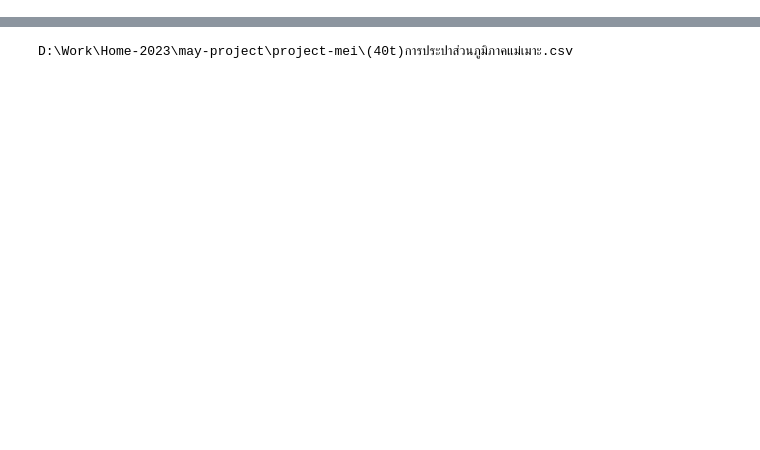
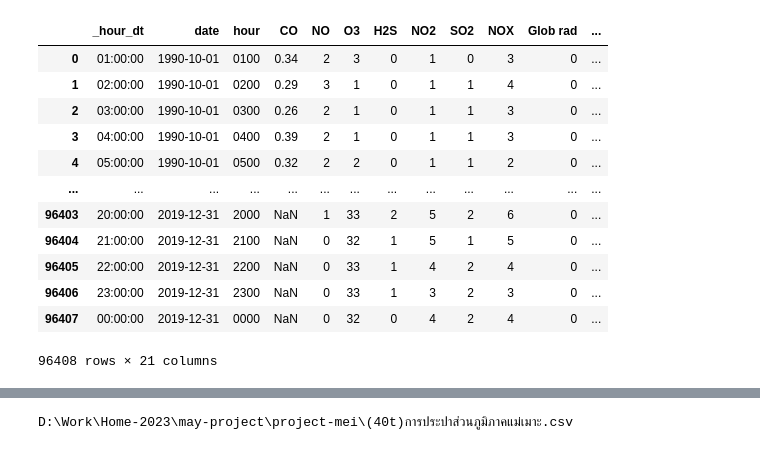
Before and after one commit to kandation/may-project, a Jupyter notebook: labs/eda-relav.ipynb, the cells around one changed output, grey strips where cells are left out. Cells and saved outputs as stored; diff of their text form; code cells hidden in the pictures; blank space fills up the shorter version.

```diff
--- a/labs/eda-relav.ipynb
+++ b/labs/eda-relav.ipynb
@@ -132,6 +115,21 @@ df
 # %%
 last_column = df.columns[-1]
 df = df[[last_column] + [col for col in df.columns if col != last_column]]
+df
+# %% [output]
+|  | _hour_dt | date | hour | CO | NO | O3 | H2S | NO2 | SO2 | NOX | Glob rad | ... |
+| 0 | 01:00:00 | 1990-10-01 | 0100 | 0.34 | 2 | 3 | 0 | 1 | 0 | 3 | 0 | ... |
+| 1 | 02:00:00 | 1990-10-01 | 0200 | 0.29 | 3 | 1 | 0 | 1 | 1 | 4 | 0 | ... |
+| 2 | 03:00:00 | 1990-10-01 | 0300 | 0.26 | 2 | 1 | 0 | 1 | 1 | 3 | 0 | ... |
+| 3 | 04:00:00 | 1990-10-01 | 0400 | 0.39 | 2 | 1 | 0 | 1 | 1 | 3 | 0 | ... |
+| 4 | 05:00:00 | 1990-10-01 | 0500 | 0.32 | 2 | 2 | 0 | 1 | 1 | 2 | 0 | ... |
+| ... | ... | ... | ... | ... | ... | ... | ... | ... | ... | ... | ... | ... |
+| 96403 | 20:00:00 | 2019-12-31 | 2000 | NaN | 1 | 33 | 2 | 5 | 2 | 6 | 0 | ... |
+| 96404 | 21:00:00 | 2019-12-31 | 2100 | NaN | 0 | 32 | 1 | 5 | 1 | 5 | 0 | ... |
+| 96405 | 22:00:00 | 2019-12-31 | 2200 | NaN | 0 | 33 | 1 | 4 | 2 | 4 | 0 | ... |
+| 96406 | 23:00:00 | 2019-12-31 | 2300 | NaN | 0 | 33 | 1 | 3 | 2 | 3 | 0 | ... |
+| 96407 | 00:00:00 | 2019-12-31 | 0000 | NaN | 0 | 32 | 0 | 4 | 2 | 4 | 0 | ... |
+96408 rows × 21 columns
 # %%
 nan_counts = df.isna().sum()
 print(nan_counts)
```
Also changed, not shown: parts of 14 cells of this notebook, 27 other files.
